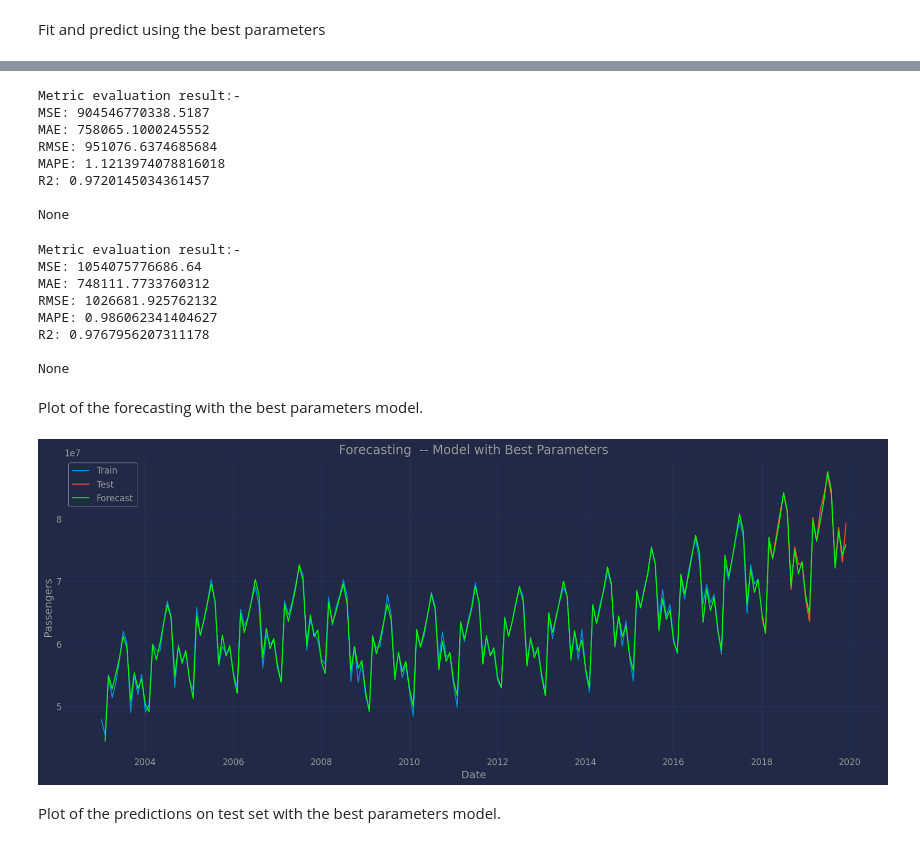
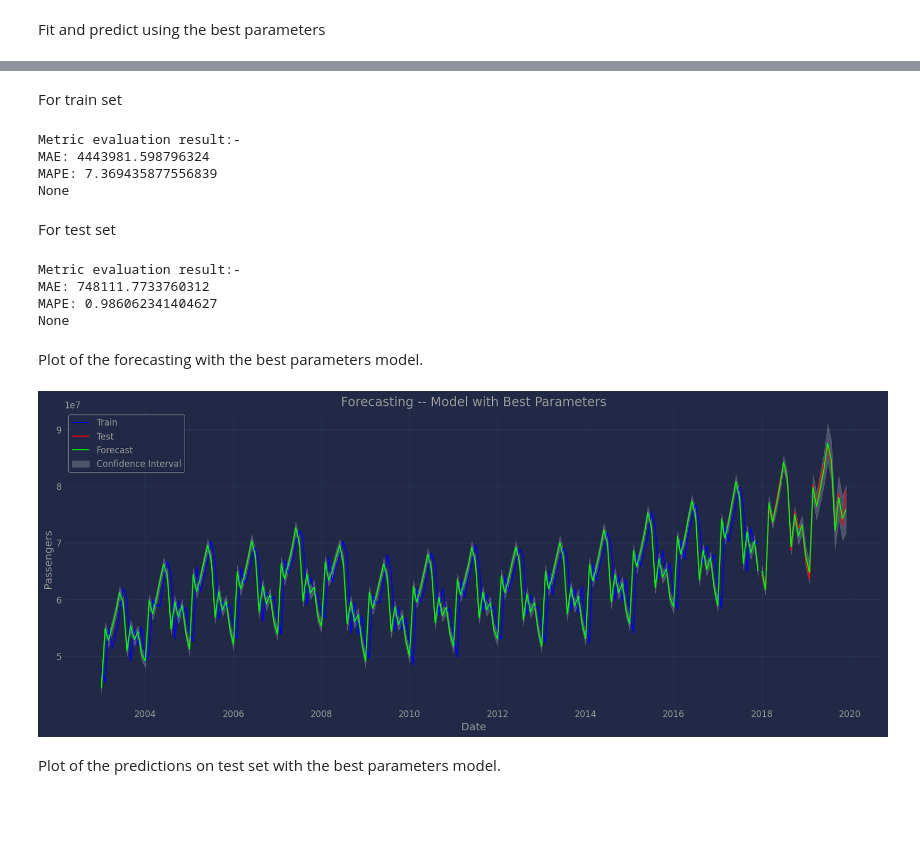
Before and after one commit to juanfran12345/TFG, a Jupyter notebook: notebooks/3. PROPHET SIN COVID.ipynb, the cells around one changed output, grey strips where cells are left out. Saved outputs shown, nothing was run; the diff lists cells and outputs as text; code cells hidden in the pictures; blank space fills up the shorter version.

```diff
--- a/notebooks/3. PROPHET SIN COVID.ipynb
+++ b/notebooks/3. PROPHET SIN COVID.ipynb
@@ -133,7 +138,8 @@ plt.show()
 # %% [markdown]
 Prophet expects the data to be formatted in a specific way. The model expects a column *ds* containing the dates and a column *y* containing the values we want to model/forecast.
 # %%
-train = train.rename(columns={'Date': 'ds', 'Pax': 'y'})
+train = train.rename(columns={"Date": "ds", "Pax": "y"})
+test = test.rename(columns={"Date": "ds", "Pax": "y"})
 # %%
 model = Prophet()
 
@@ -461,7 +470,13 @@ Fit and predict using the best parameters
 model_best = Prophet(**best_parameters)
 model_best.fit(train)
 
-future = model_best.make_future_dataframe(periods=24, freq='ME')
-future['ds'] = future['ds'] + pd.offsets.MonthBegin()
-future['cap'] = train['cap'].iloc[-1]
+future = model_best.make_future_dataframe(periods=24, freq="ME")
+future["ds"] = future["ds"] + pd.offsets.MonthBegin()
+future["cap"] = train["cap"].iloc[-1]
 forecast_best = model_best.predict(future)
+train[["yhat2", "yhat2_lower", "yhat2_upper"]] = (
+    forecast_best[["yhat", "yhat_lower", "yhat_upper"]].iloc[:180].values
+)
+test.loc[:, ["yhat2", "yhat2_lower", "yhat2_upper"]] = (
+    forecast_best[["yhat", "yhat_lower", "yhat_upper"]].iloc[-24:].values
+)
@@ -473,45 +485,53 @@ Finally, we evaluate the model with best parameters.
+# %% [markdown]
+For train set
 # %%
-forecast_best_pred_train = forecast_best.iloc[155:179]
-train_eval = train.iloc[156:180]
-y_true = train_eval['y'].values
-y_pred = forecast_pred_train['yhat'].values
+y_true = train["y"].values
+y_pred = train["yhat2"].values
 print(EVAL_METRICS_FUNC(y_true, y_pred))
 # %% [output]
 Metric evaluation result:-
-MSE: 904546770338.5187
-MAE: 758065.1000245552
-RMSE: 951076.6374685684
-MAPE: 1.1213974078816018
-R2: 0.9720145034361457
-
+MAE: 4443981.598796324
+MAPE: 7.369435877556839
 None
+# %% [markdown]
+For test set
 # %%
-y_true = test['Pax'].values
-y_pred_best = forecast_best.loc[forecast_best['ds'] >= '2017-12-31', 'yhat'].values[1:]
-print(EVAL_METRICS_FUNC(y_true, y_pred_best))
+y_true = test["y"].values
+y_pred = test["yhat2"].values
+print(EVAL_METRICS_FUNC(y_true, y_pred))
 # %% [output]
 Metric evaluation result:-
-MSE: 1054075776686.64
 MAE: 748111.7733760312
-RMSE: 1026681.925762132
 MAPE: 0.986062341404627
-R2: 0.9767956207311178
-
 None
 # %% [markdown]
 Plot of the forecasting with the best parameters model.
 # %%
-plt.figure(figsize=(18,7))
-sns.lineplot(data=train, x='ds', y='y', label='Train')
-sns.lineplot(data=test, x='Date', y='Pax', label='Test')
-sns.lineplot(data=forecast_best, x='ds', y='yhat', label='Forecast', color='lime')
-plt.title('Forecasting  -- Model with Best Parameters')
-plt.xlabel('Date')
-plt.ylabel('Passengers')
+plt.figure(figsize=(18, 7))
+sns.lineplot(data=train, x="ds", y="y", label="Train", color="blue")
+sns.lineplot(data=test, x="ds", y="y", label="Test", color="red")
+sns.lineplot(data=train, x="ds", y="yhat2", label="Forecast", color="lime")
+sns.lineplot(data=test, x="ds", y="yhat2", color="lime")
+plt.fill_between(
+    train["ds"], train["yhat2_lower"], train["yhat2_upper"], color="white", alpha=0.2
+)
+plt.fill_between(
+    test["ds"],
+    test["yhat2_lower"],
+    test["yhat2_upper"],
+    color="white",
+    alpha=0.2,
+    label="Confidence Interval",
+)
+
+plt.title("Forecasting -- Model with Best Parameters")
+plt.xlabel("Date")
+plt.ylabel("Passengers")
 plt.grid(True)
+plt.legend()
 plt.show()
 # %% [output]
-[figure, old version]
+[figure, new version]
 # %% [markdown]
 Plot of the predictions on test set with the best parameters model.
 # %%
```
Also changed, not shown: parts of 32 cells of this notebook, 3 other files.
